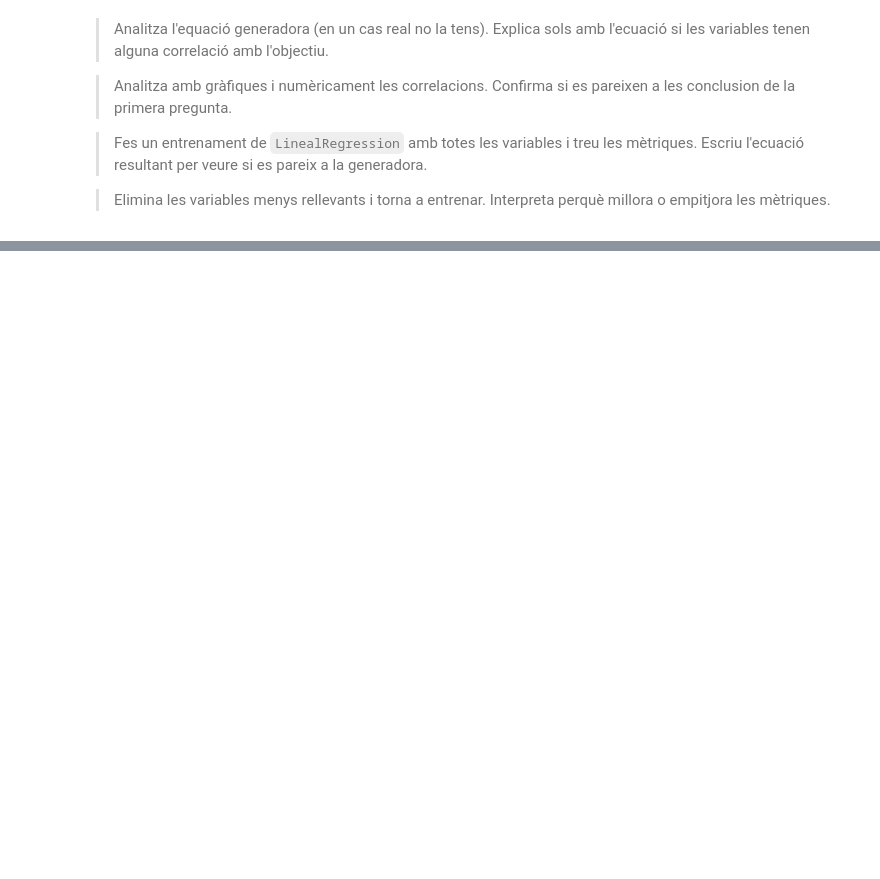
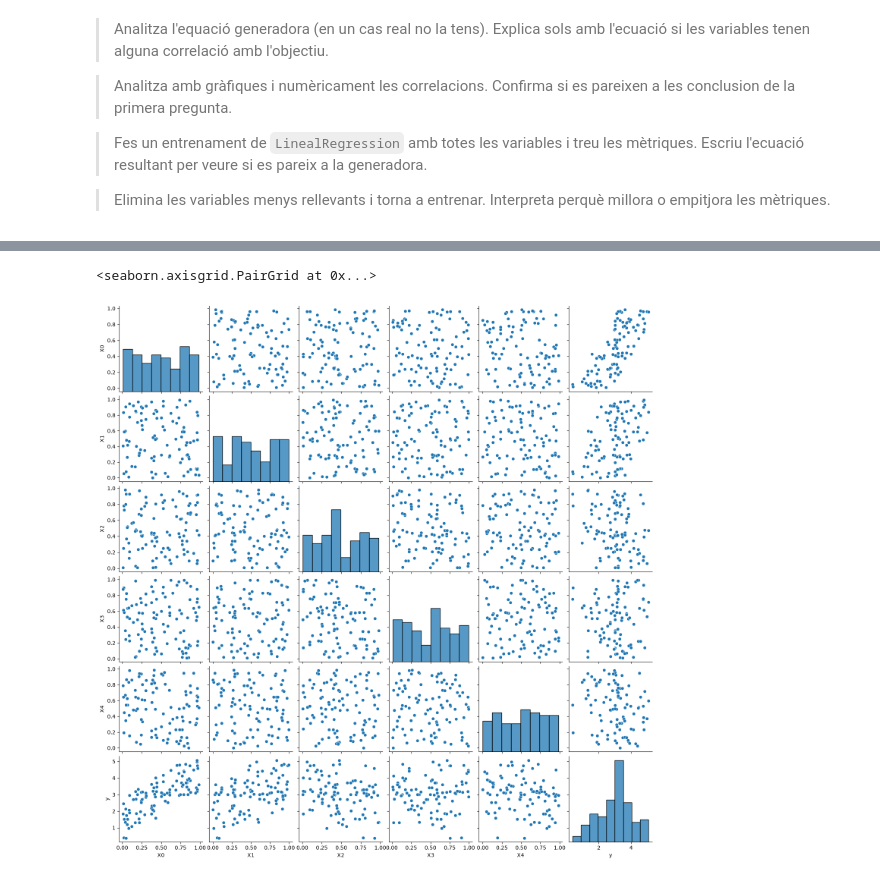
Before and after one commit to Triis98/DissenyIAvaluacioDeModels, a Jupyter notebook: exercicis/supervisats/regressió/regressio_lineal_basica.ipynb, the cells around one changed output, grey strips where cells are left out. Saved outputs shown, nothing was run; the diff lists cells and outputs as text; code cells hidden in the pictures; blank space fills up the shorter version.

```diff
--- a/exercicis/supervisats/regressió/regressio_lineal_basica.ipynb
+++ b/exercicis/supervisats/regressió/regressio_lineal_basica.ipynb
@@ -27,0 +46,6 @@ df.head()
+# %%
+
+sns.pairplot(data=df)
+# %% [output]
+<seaborn.axisgrid.PairGrid at 0x...>
+[figure, added]
```
Also changed, not shown: parts of 9 cells of this notebook, 2 other files.
